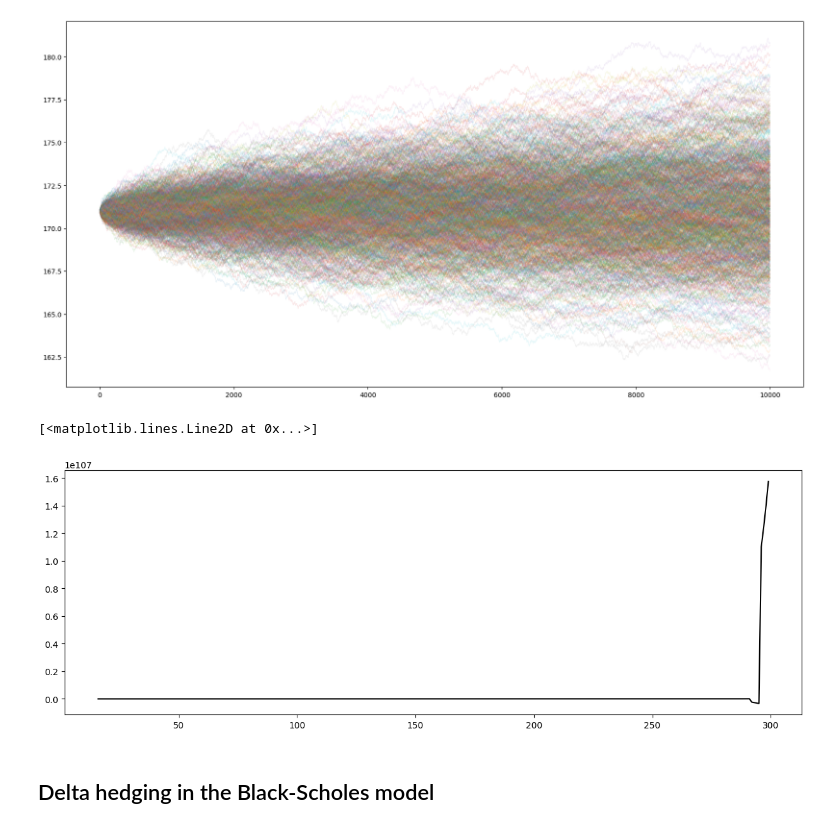
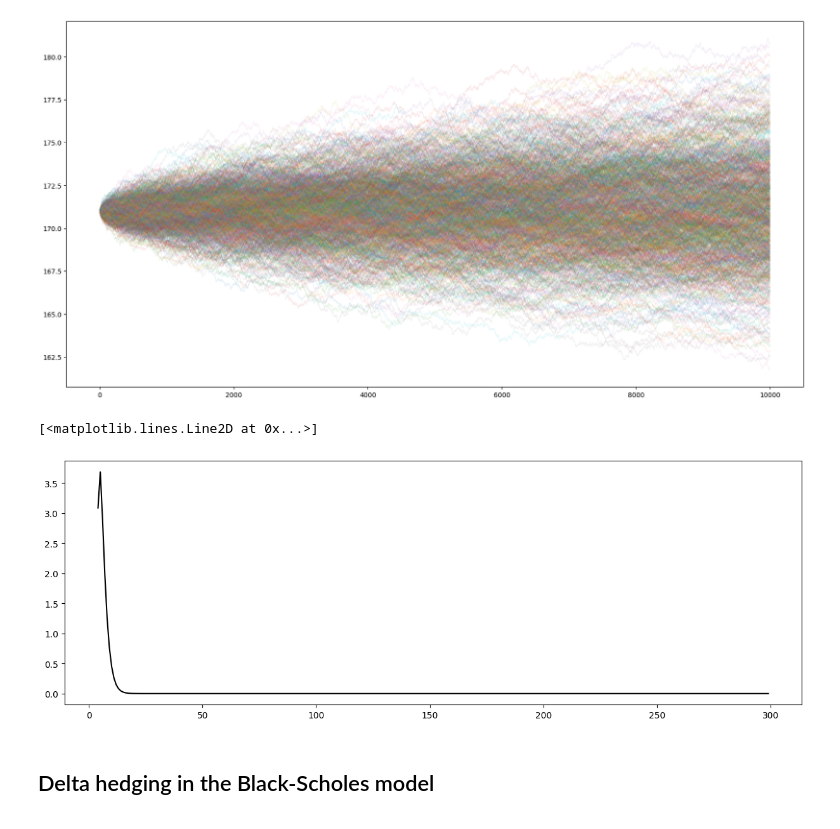
Before and after one commit to syrkis/finfun, a Jupyter notebook: notebook.ipynb, the cells around one changed output. Saved outputs shown, nothing was run; the diff lists cells and outputs as text; code cells hidden in the pictures.

```diff
--- a/notebook.ipynb
+++ b/notebook.ipynb
@@ -122,50 +122,52 @@ plt.show()
 [figure]
 # %%
 # pricing options
-n = lambda dt: 0.25 / dt
-U = lambda dt, sigma : np.exp(sigma * np.sqrt(dt)) - 1
-D = lambda dt, sigma : np.exp(- sigma * np.sqrt(dt)) - 1
-R = lambda dt, r     : np.exp(r * dt) - 1
+dt = lambda n        : 0.25 / n
+U = lambda dt_, sigma : np.exp(sigma * np.sqrt(dt_)) - 1
+D = lambda dt_, sigma : np.exp(- sigma * np.sqrt(dt_)) - 1
+R = lambda dt_, r     : np.exp(r * dt_) - 1
 
-def binomial_tree(S, r, sigma, dt, K):
-    n_ = int(n(dt))
-    U_ = U(dt, sigma)
-    D_ = D(dt, sigma)
-    R_ = R(dt, r)
-    p  = (R_ - D_) / (U_ - D_)
-    q  = ((R_ + 1) - D_) / (U_ - D_)
-    p  = q
+def binomial_tree(S, r, sigma, n, K):
+    dt_ = dt(n)
+    U_  = U(dt_, sigma)
+    D_  = D(dt_, sigma)
+    R_  = R(dt_, r)
+    p   = (R_ - D_) / (U_ - D_)
+    q   = ((R_ + 1) - D_) / (U_ - D_)
 
-    stock_tree  = np.zeros((n_ + 1, n_ + 1))
-    intrin_tree = np.zeros((n_ + 1, n_ + 1))
-    option_tree = np.zeros((n_ + 1, n_ + 1))
-    for i in range(n_ + 1):
+    stock_tree  = np.zeros((n + 1, n + 1))
+    intrin_tree = np.zeros((n + 1, n + 1))
+    option_tree = np.zeros((n + 1, n + 1))
+
+    for i in range(n + 1):
         for j in range(i + 1):
             stock_tree[i, j]  = S * (1 + U_) ** j * (1 + D_) ** (i - j)  # this makes sense
             intrin_tree[i, j] = max(stock_tree[i, j] - K, 0) if K > 0 else max(K - stock_tree[i, j], 0)
 
-    for i in range(n_ - 1, -1, -1):
+    for i in range(n - 1, -1, -1):
         for j in range(i):
-            option_tree[i, j] = intrin_tree[i, j] if i == (n_ - 1) else 1 / (1 + R_) * (option_tree[i, j+1] * p + option_tree[i+1, j+1] * (1 - p))
+            if i == (n - 1):
+                option_tree[i, j] = intrin_tree[i, j]
+            else:
+                option_tree[i, j] = 1 / (1 + R_) * (option_tree[i, j+1] * p + option_tree[i+1, j+1] * (1 - p))
 
     stock_tree[stock_tree == 0]   = np.nan  # set 0s to nan
     option_tree[option_tree == 0] = np.nan  # print(stock_tree)
     return top_left_value(option_tree)
 
 def top_left_value(M):  # return the top left value of a matrix that is non nan
     for i in range(M.shape[0]):
         for j in range(M.shape[1]):
             if not math.isnan(M[i, j]):
                 return M[i, j]
 
-
 # S: stock price, r: risk free rate, sigma: volatility, dt: time step, option_type: call or put
-options = [binomial_tree(100, 0.05, 0.3, 1 / i, 105) for i in range(2, 300)]
+options = [binomial_tree(100, 0.05, 0.3, i, 105) for i in range(2, 300)]
 fig = plt.figure(figsize = (15,5))
 plt.plot(np.arange(2,300,1), options[0:(300-2)], 'k', label = 'Binomial Call')
 # %% [output]
 [<matplotlib.lines.Line2D at 0x...>]
-[figure, old version]
+[figure, new version]
 # %% [markdown]
 ## Delta hedging in the Black-Scholes model
 # %%
```
